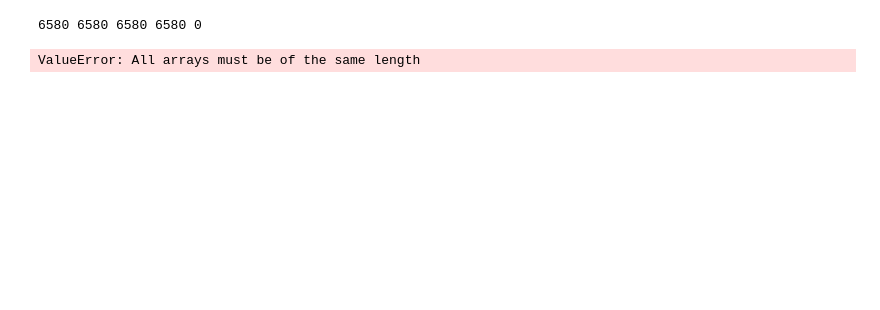
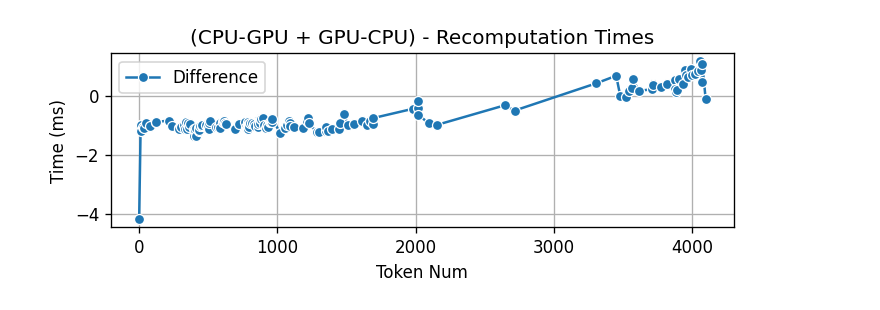
Before and after one commit to chenwenyan/eLLM, a Jupyter notebook: examples/results/communation_recompute_cost.ipynb, the cells around one changed output. Cells and saved outputs as stored; diff of their text form; code cells hidden in the pictures; blank space fills up the shorter version.

```diff
--- a/examples/results/communation_recompute_cost.ipynb
+++ b/examples/results/communation_recompute_cost.ipynb
@@ -26,13 +26,15 @@ num_prefill_tokens = []
 num_decode_tokens = []
 token_sums = []
 decode_times = []
+decode_token_nums = []
 
 # 正则表达式模式
 cpu_to_gpu_pattern = re.compile(r'cpu to gpu: (\d+\.\d+) ms')
 gpu_to_cpu_pattern = re.compile(r'gpu to cpu: (\d+\.\d+) ms')
 recomputation_pattern = re.compile(r'computation time: (\d+\.\d+) ms')
 token_pattern = re.compile(r'num_blocks: (\d+), token_num: (\d+)')
-decode_pattern = re.compile(r'decode time is (\d+) ms')
+
+decode_pattern = re.compile(r'decode_time is (\d+\.\d+) ms, decode_meta.num_decode_tokens is (\d+)')
 
 # 遍历日志内容并提取时间
 for line in log_content:
@@ -52,53 +54,50 @@ for line in log_content:
     if token_match:
         token_sums.append(int(token_match.group(2)))
     if decode_match:
-        decode_times.append(int(decode_match.group(1)))
+        decode_times.append(float(decode_match.group(1)))
+        decode_token_nums.append(int(decode_match.group(2)))
 
 # 确保所有列表长度一致
 min_length = min(len(cpu_to_gpu_times), len(gpu_to_cpu_times), len(recomputation_times), len(token_sums))
 cpu_to_gpu_times = cpu_to_gpu_times[:min_length]
 gpu_to_cpu_times = gpu_to_cpu_times[:min_length]
 recomputation_times = recomputation_times[:min_length]
 token_sums = token_sums[:min_length]
-decode_times = decode_times[:min_length]
 
-print(len(cpu_to_gpu_times), len(gpu_to_cpu_times), len(recomputation_times), len(token_sums), len(decode_times))
+# print(len(cpu_to_gpu_times), len(gpu_to_cpu_times), len(recomputation_times), len(token_sums), len(decode_times))
 
 df = pd.DataFrame({
     'token_num': token_sums,
     'cpu2gpu': cpu_to_gpu_times,
     'gpu2cpu': gpu_to_cpu_times,
     'recomputation_time': recomputation_times,
+})
+df['swap_time'] = df['cpu2gpu'] + df['gpu2cpu']
+df['Difference'] = (df['swap_time'] - df['recomputation_time'])
+df = df.groupby("token_num").mean().reset_index()
+df.sort_values(by='token_num',ascending=False,inplace=True)
+df.to_csv("communation_recompute_cost_100.csv", mode='a', index=False, header=None)
+
+decode_df = pd.DataFrame({
     'decode_time': decode_times,
+    'decode_token_num': decode_token_nums,
 })
-df['swap_time'] = df['CPU to GPU Time'] + df['GPU to CPU Time']
-df['Difference'] = (df['swap_time'] - df['Recomputation Time'])
-df = df.groupby("Token Nums").mean().reset_index()
-df.sort_values(by='Token Nums',ascending=False,inplace=True)
-df.to_csv("communation_recompute_cost_100.csv")
+decode_df = decode_df.groupby("decode_token_num").mean().reset_index()
+decode_df.sort_values(by='decode_token_num',ascending=False,inplace=True)
+decode_df.to_csv("decode_cost_100.csv", mode="a", index=False, header=None)
 # 绘制曲线图
-plt.figure(figsize=(14, 8))
-print(df)
+plt.figure(figsize=(6, 4), dpi=120)
 plt.subplot(2, 1, 1)
-sns.lineplot(data=df, x='Token Nums', y='Difference', label='Difference', marker='o')
+sns.lineplot(data=df, x='token_num', y='Difference', label='Difference', marker='o')
 # plt.plot(gpu_to_cpu_times, label='GPU to CPU Time', marker='o')
 # plt.plot(df['Recomputation Time'], label='Recomputation Time', marker='o')
-plt.xlabel('Iteration')
+plt.xlabel('Token Num')
 plt.ylabel('Time (ms)')
 plt.title('(CPU-GPU + GPU-CPU) - Recomputation Times')
 plt.legend()
 plt.grid(True)
 
-# plt.subplot(2, 1, 2)
-# plt.plot(token_sums, label='Sum of num_prefill_tokens and num_decode_tokens', marker='o')
-# plt.xlabel('Iteration')
-# plt.ylabel('Sum of Tokens')
-# plt.title('Sum of num_prefill_tokens and num_decode_tokens')
-# plt.legend()
-# plt.grid(True)
-
 plt.tight_layout()
 plt.show()
 # %% [output]
-6580 6580 6580 6580 0
-ValueError: All arrays must be of the same length
+[figure, added]
```
Also changed, not shown: parts of 4 cells of this notebook, 5 other files.
